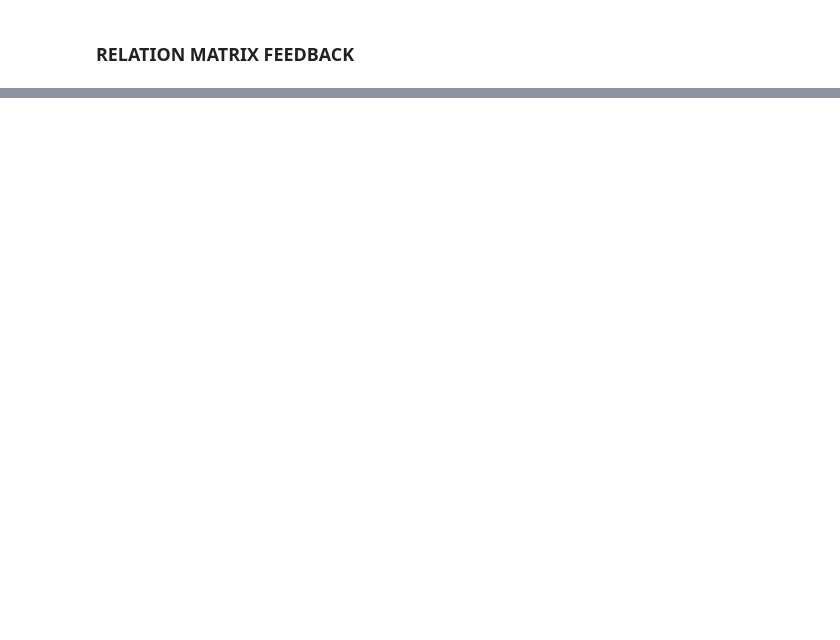
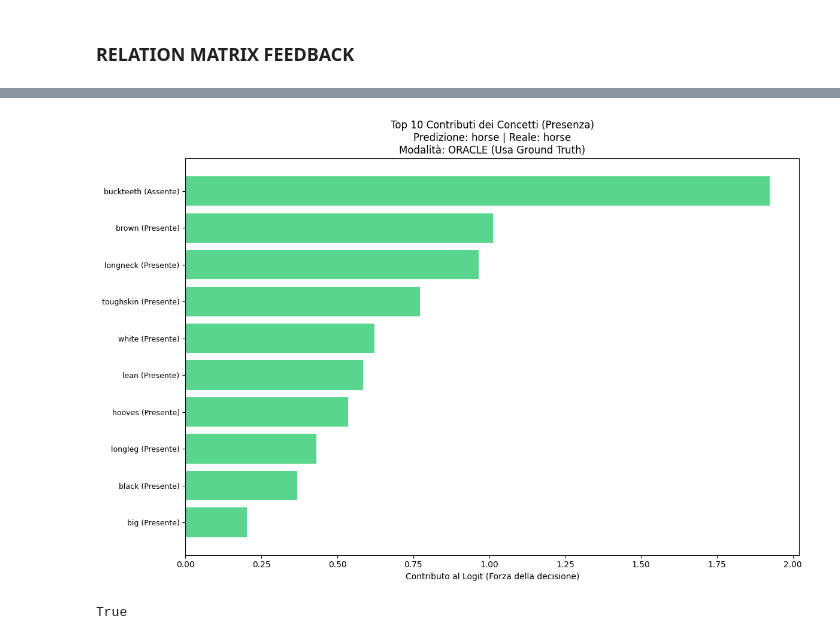
Before and after one commit to stefano-gamba/BoxEmbeddingCBM, a Jupyter notebook: notebooks/ablation_test.ipynb, the cells around one changed output, grey strips where cells are left out. Saved outputs shown, nothing was run; the diff lists cells and outputs as text; code cells hidden in the pictures; blank space fills up the shorter version.

```diff
--- a/notebooks/ablation_test.ipynb
+++ b/notebooks/ablation_test.ipynb
@@ -409,0 +344,16 @@ Accuratezza Totale: 0.78%
+# %%
+explain_prediction(
+    b_model,
+    test_dataloader,
+    concepts, classes,
+    sabotaged_matrix,
+    box_tensors,
+    info_type=info,
+    target_class="horse",
+    logical_smoothing=True,
+    alpha=0.1,
+    ablation=True
+)
+# %% [output]
+[figure, added]
+True
```
Also changed, not shown: parts of 16 cells of this notebook, 6 other files.
